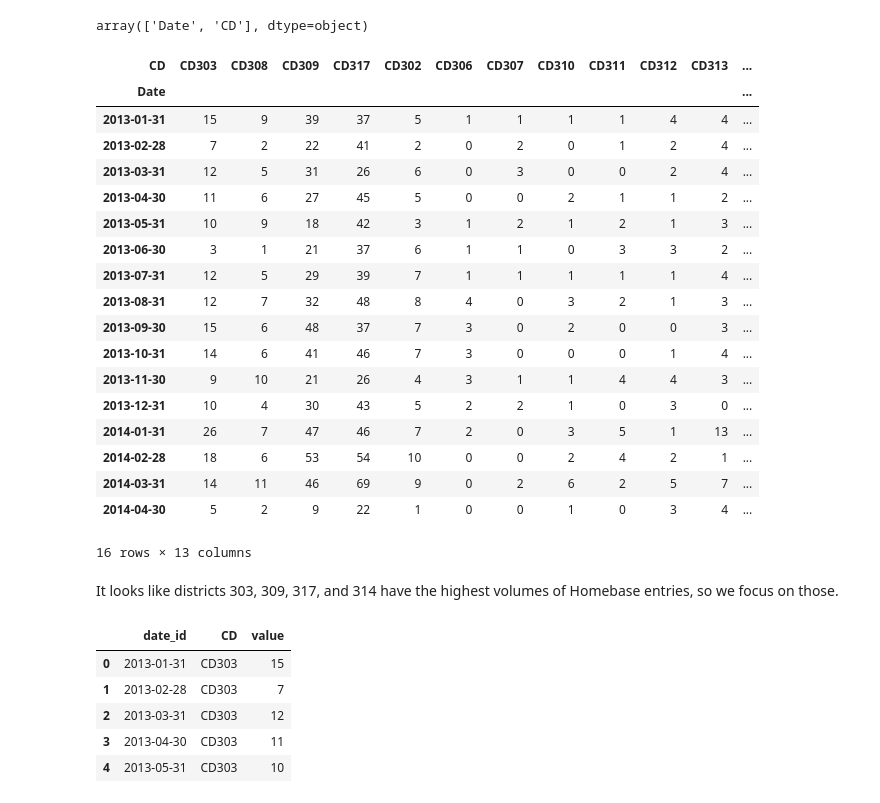
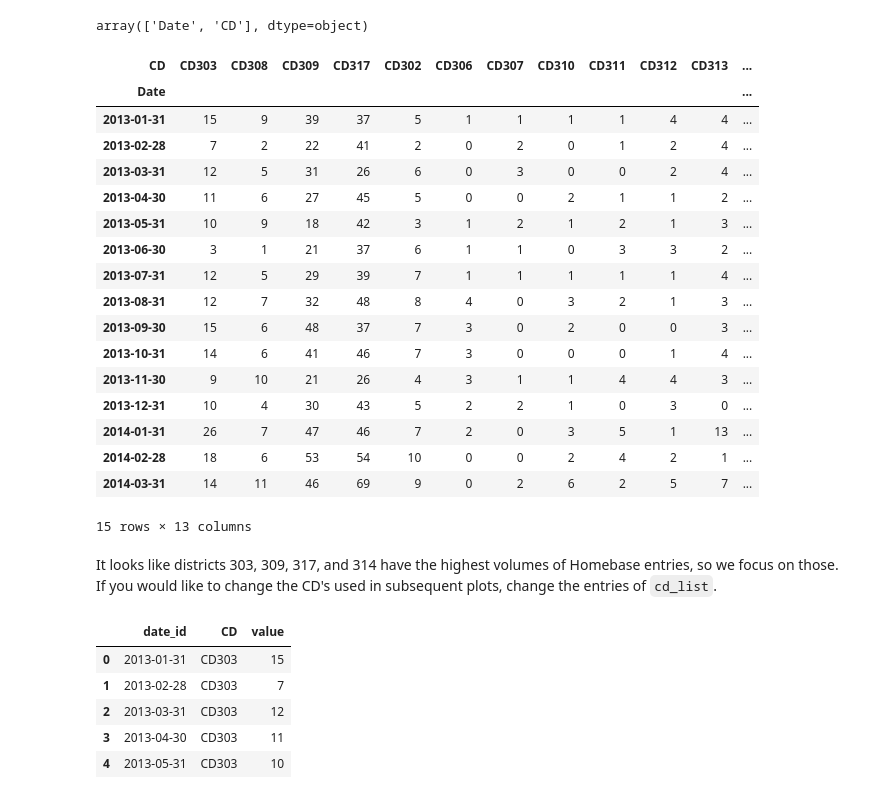
Before and after one commit to SumAllFoundation/dhs_impact, a Jupyter notebook: CAMBA_Impact.ipynb, the cells around one changed output. Cells and saved outputs as stored; diff of their text form; code cells hidden in the pictures.

```diff
--- a/CAMBA_Impact.ipynb
+++ b/CAMBA_Impact.ipynb
@@ -15,28 +16,30 @@ array(['Date', 'CD'], dtype=object)
 # %%
 df['Date'] = pd.to_datetime(df['Date'])
 # %%
-monthly_hb = df.set_index('Date').groupby('CD').resample('M', how=len).unstack(0).fillna(0)['CD']
+monthly_hb = df.set_index('Date').groupby('CD').resample('M', how=len).unstack(0).fillna(0)['CD'][0:15]
+
+#Dropped last month due to incomplete data
+
 camba_data = monthly_hb[['CD303', 'CD308', 'CD309', 'CD317',
                          'CD302', 'CD306', 'CD307', 'CD310',
                          'CD311', 'CD312', 'CD313', 'CD314', 'CD315']]
 camba_data
 # %% [output]
 | CD | CD303 | CD308 | CD309 | CD317 | CD302 | CD306 | CD307 | CD310 | CD311 | CD312 | CD313 | ... |
 | Date |  |  |  |  |  |  |  |  |  |  |  | ... |
 | 2013-01-31 | 15 | 9 | 39 | 37 | 5 | 1 | 1 | 1 | 1 | 4 | 4 | ... |
 | 2013-02-28 | 7 | 2 | 22 | 41 | 2 | 0 | 2 | 0 | 1 | 2 | 4 | ... |
 | 2013-03-31 | 12 | 5 | 31 | 26 | 6 | 0 | 3 | 0 | 0 | 2 | 4 | ... |
 | 2013-04-30 | 11 | 6 | 27 | 45 | 5 | 0 | 0 | 2 | 1 | 1 | 2 | ... |
 | 2013-05-31 | 10 | 9 | 18 | 42 | 3 | 1 | 2 | 1 | 2 | 1 | 3 | ... |
 | 2013-06-30 | 3 | 1 | 21 | 37 | 6 | 1 | 1 | 0 | 3 | 3 | 2 | ... |
 | 2013-07-31 | 12 | 5 | 29 | 39 | 7 | 1 | 1 | 1 | 1 | 1 | 4 | ... |
 | 2013-08-31 | 12 | 7 | 32 | 48 | 8 | 4 | 0 | 3 | 2 | 1 | 3 | ... |
 | 2013-09-30 | 15 | 6 | 48 | 37 | 7 | 3 | 0 | 2 | 0 | 0 | 3 | ... |
 | 2013-10-31 | 14 | 6 | 41 | 46 | 7 | 3 | 0 | 0 | 0 | 1 | 4 | ... |
 | 2013-11-30 | 9 | 10 | 21 | 26 | 4 | 3 | 1 | 1 | 4 | 4 | 3 | ... |
 | 2013-12-31 | 10 | 4 | 30 | 43 | 5 | 2 | 2 | 1 | 0 | 3 | 0 | ... |
 | 2014-01-31 | 26 | 7 | 47 | 46 | 7 | 2 | 0 | 3 | 5 | 1 | 13 | ... |
 | 2014-02-28 | 18 | 6 | 53 | 54 | 10 | 0 | 0 | 2 | 4 | 2 | 1 | ... |
 | 2014-03-31 | 14 | 11 | 46 | 69 | 9 | 0 | 2 | 6 | 2 | 5 | 7 | ... |
-| 2014-04-30 | 5 | 2 | 9 | 22 | 1 | 0 | 0 | 1 | 0 | 3 | 4 | ... |
-16 rows × 13 columns
+15 rows × 13 columns
@@ -43,3 +48,3 @@ camba_data
 # %% [markdown]
-It looks like districts 303, 309, 317, and 314 have the highest volumes of Homebase entries, so we focus on those.
+It looks like districts 303, 309, 317, and 314 have the highest volumes of Homebase entries, so we focus on those. If you would like to change the CD's used in subsequent plots, change the entries of `cd_list`.
 # %%
```
Also changed, not shown: parts of 14 cells of this notebook.
